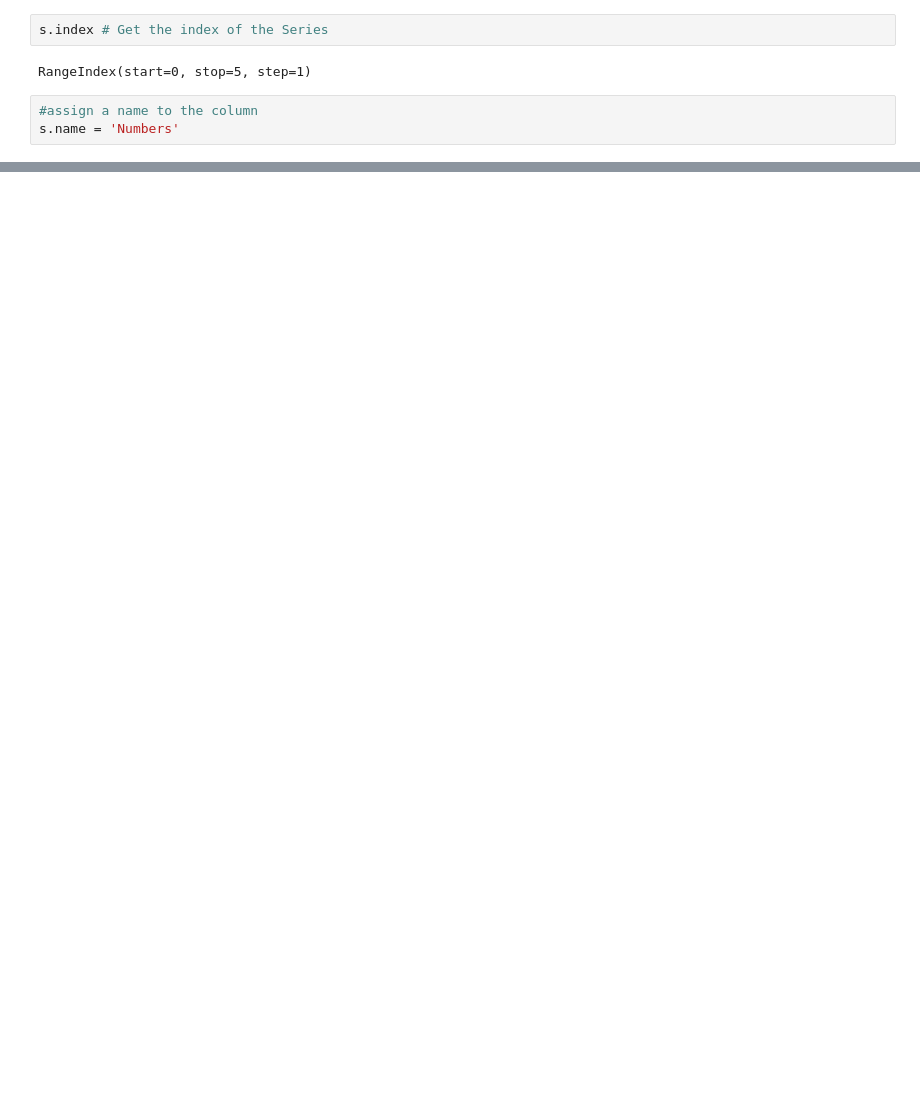
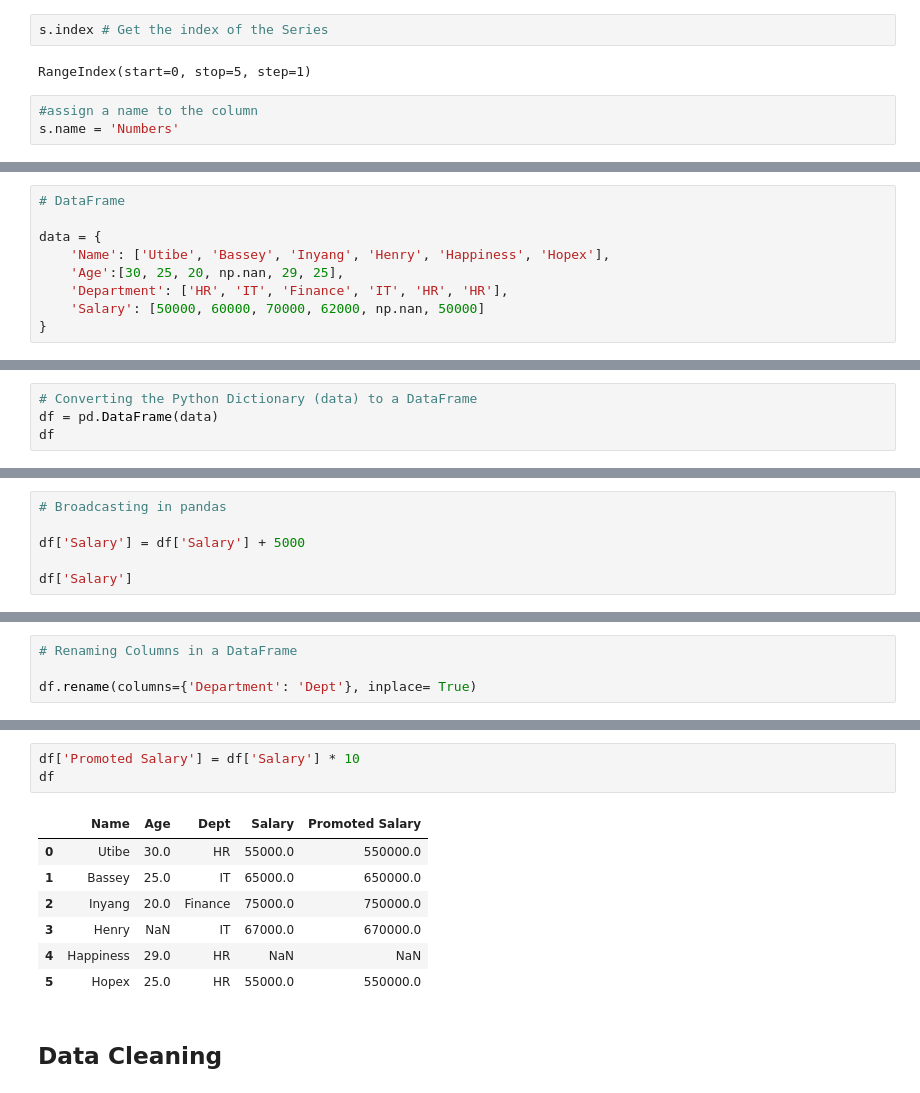
Before and after one commit to devbassey/Pandas-Tutorial, a Jupyter notebook: learning_pandas.ipynb, the cells around one changed output, grey strips where cells are left out. Saved outputs shown, nothing was run; the diff lists cells and outputs as text; blank space fills up the shorter version.

```diff
--- a/learning_pandas.ipynb
+++ b/learning_pandas.ipynb
@@ -60,0 +253,9 @@ Name: Numbers, dtype: int64
+# %%
+# DataFrame
+
+data = {
+    'Name': ['Utibe', 'Bassey', 'Inyang', 'Henry', 'Happiness', 'Hopex'],
+    'Age':[30, 25, 20, np.nan, 29, 25],
+    'Department': ['HR', 'IT', 'Finance', 'IT', 'HR', 'HR'],
+    'Salary': [50000, 60000, 70000, 62000, np.nan, 50000]
+}
@@ -60,0 +269,4 @@ Name: Numbers, dtype: int64
+# %%
+# Converting the Python Dictionary (data) to a DataFrame
+df = pd.DataFrame(data)
+df
@@ -60,0 +365,6 @@ Name: Numbers, dtype: int64
+# %%
+# Broadcasting in pandas
+
+df['Salary'] = df['Salary'] + 5000
+
+df['Salary']
@@ -60,0 +389,4 @@ Name: Numbers, dtype: int64
+# %%
+# Renaming Columns in a DataFrame
+
+df.rename(columns={'Department': 'Dept'}, inplace= True)
@@ -60,0 +416,13 @@ Name: Numbers, dtype: int64
+# %%
+df['Promoted Salary'] = df['Salary'] * 10
+df
+# %% [output]
+|  | Name | Age | Dept | Salary | Promoted Salary |
+| 0 | Utibe | 30.0 | HR | 55000.0 | 550000.0 |
+| 1 | Bassey | 25.0 | IT | 65000.0 | 650000.0 |
+| 2 | Inyang | 20.0 | Finance | 75000.0 | 750000.0 |
+| 3 | Henry | NaN | IT | 67000.0 | 670000.0 |
+| 4 | Happiness | 29.0 | HR | NaN | NaN |
+| 5 | Hopex | 25.0 | HR | 55000.0 | 550000.0 |
+# %% [markdown]
+## Data Cleaning
```
Also changed, not shown: parts of 52 cells of this notebook.
